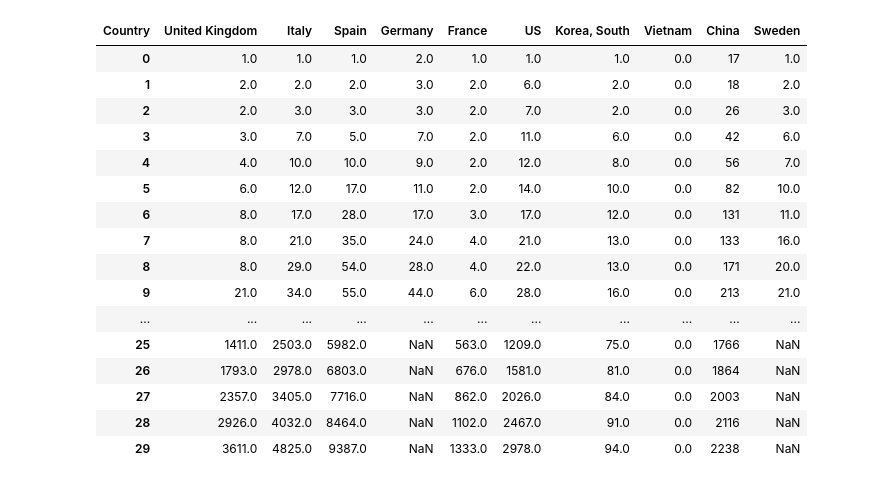
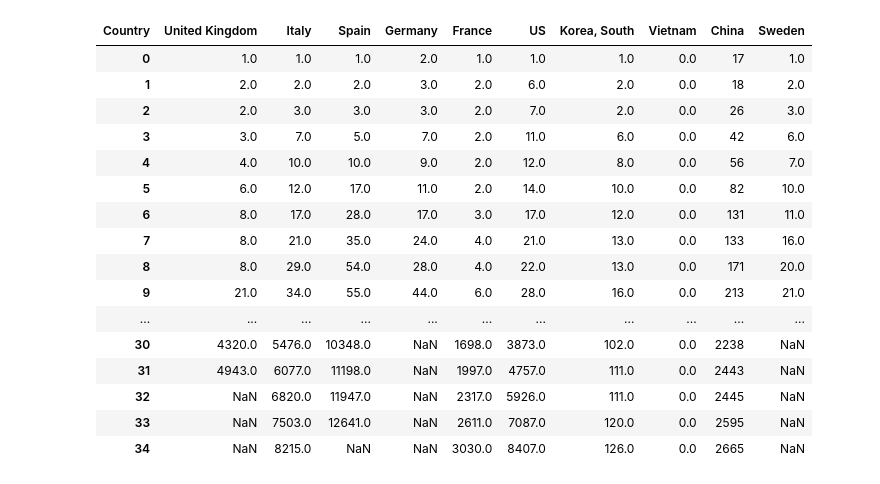
Before and after one commit to ashic/corona, a Jupyter notebook: notebooks/growth-rates.ipynb, the cells around one changed output. Cells and saved outputs as stored; diff of their text form; code cells hidden in the pictures.

```diff
--- a/notebooks/growth-rates.ipynb
+++ b/notebooks/growth-rates.ipynb
@@ -255,23 +255,23 @@ daily_increases_deaths[countries_to_focus].head(25)
 # %%
-breakout_deaths[countries_to_focus].head(30)
+breakout_deaths[countries_to_focus].head(35)
 # %% [output]
 | Country | United Kingdom | Italy | Spain | Germany | France | US | Korea, South | Vietnam | China | Sweden |
 | 0 | 1.0 | 1.0 | 1.0 | 2.0 | 1.0 | 1.0 | 1.0 | 0.0 | 17 | 1.0 |
 | 1 | 2.0 | 2.0 | 2.0 | 3.0 | 2.0 | 6.0 | 2.0 | 0.0 | 18 | 2.0 |
 | 2 | 2.0 | 3.0 | 3.0 | 3.0 | 2.0 | 7.0 | 2.0 | 0.0 | 26 | 3.0 |
 | 3 | 3.0 | 7.0 | 5.0 | 7.0 | 2.0 | 11.0 | 6.0 | 0.0 | 42 | 6.0 |
 | 4 | 4.0 | 10.0 | 10.0 | 9.0 | 2.0 | 12.0 | 8.0 | 0.0 | 56 | 7.0 |
 | 5 | 6.0 | 12.0 | 17.0 | 11.0 | 2.0 | 14.0 | 10.0 | 0.0 | 82 | 10.0 |
 | 6 | 8.0 | 17.0 | 28.0 | 17.0 | 3.0 | 17.0 | 12.0 | 0.0 | 131 | 11.0 |
 | 7 | 8.0 | 21.0 | 35.0 | 24.0 | 4.0 | 21.0 | 13.0 | 0.0 | 133 | 16.0 |
 | 8 | 8.0 | 29.0 | 54.0 | 28.0 | 4.0 | 22.0 | 13.0 | 0.0 | 171 | 20.0 |
 | 9 | 21.0 | 34.0 | 55.0 | 44.0 | 6.0 | 28.0 | 16.0 | 0.0 | 213 | 21.0 |
 | ... | ... | ... | ... | ... | ... | ... | ... | ... | ... | ... |
-| 25 | 1411.0 | 2503.0 | 5982.0 | NaN | 563.0 | 1209.0 | 75.0 | 0.0 | 1766 | NaN |
-| 26 | 1793.0 | 2978.0 | 6803.0 | NaN | 676.0 | 1581.0 | 81.0 | 0.0 | 1864 | NaN |
-| 27 | 2357.0 | 3405.0 | 7716.0 | NaN | 862.0 | 2026.0 | 84.0 | 0.0 | 2003 | NaN |
-| 28 | 2926.0 | 4032.0 | 8464.0 | NaN | 1102.0 | 2467.0 | 91.0 | 0.0 | 2116 | NaN |
-| 29 | 3611.0 | 4825.0 | 9387.0 | NaN | 1333.0 | 2978.0 | 94.0 | 0.0 | 2238 | NaN |
+| 30 | 4320.0 | 5476.0 | 10348.0 | NaN | 1698.0 | 3873.0 | 102.0 | 0.0 | 2238 | NaN |
+| 31 | 4943.0 | 6077.0 | 11198.0 | NaN | 1997.0 | 4757.0 | 111.0 | 0.0 | 2443 | NaN |
+| 32 | NaN | 6820.0 | 11947.0 | NaN | 2317.0 | 5926.0 | 111.0 | 0.0 | 2445 | NaN |
+| 33 | NaN | 7503.0 | 12641.0 | NaN | 2611.0 | 7087.0 | 120.0 | 0.0 | 2595 | NaN |
+| 34 | NaN | 8215.0 | NaN | NaN | 3030.0 | 8407.0 | 126.0 | 0.0 | 2665 | NaN |
 # %%
 breakout_confirmed[countries_to_focus]
 # %% [output]
```
Also changed, not shown: parts of 21 cells of this notebook, 16 other files.
